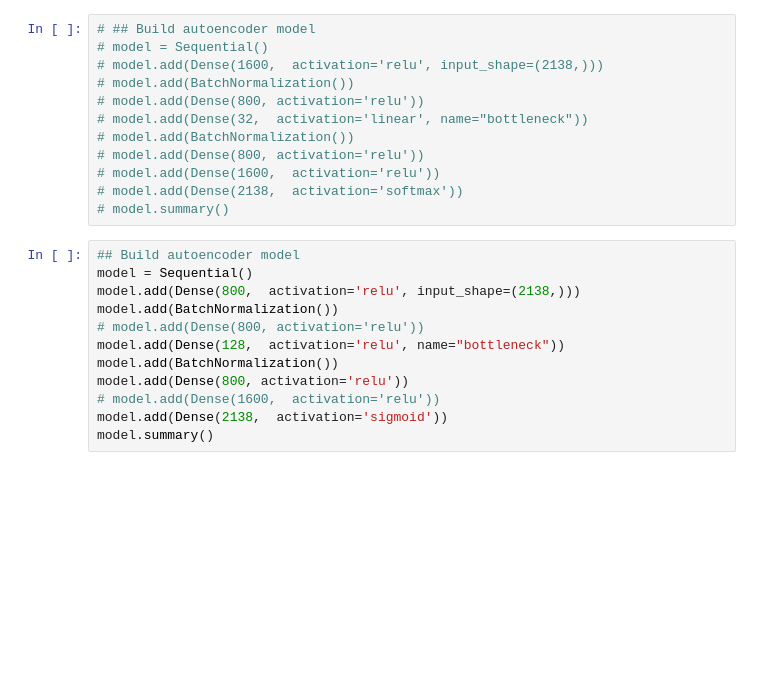
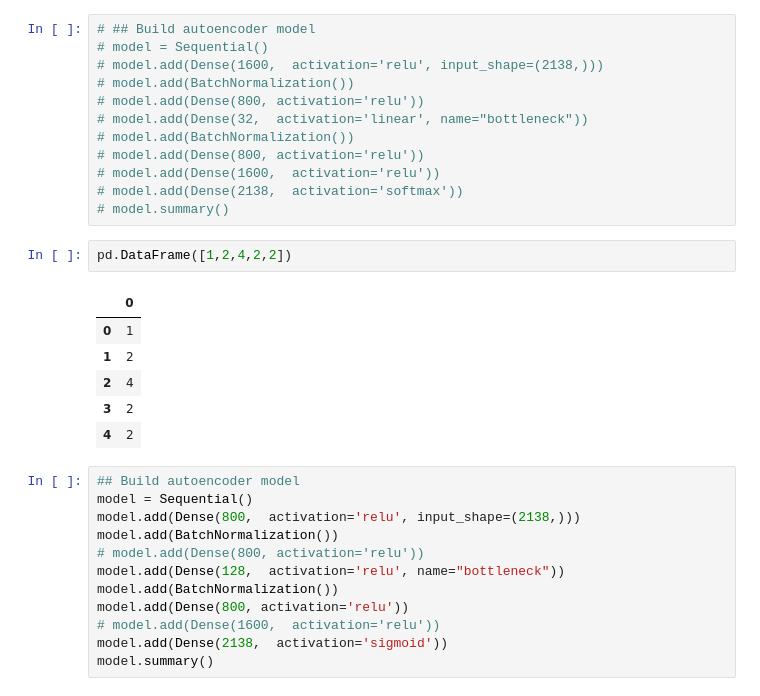
Before and after one commit to liuzi/Clinic-Analysis, a Jupyter notebook: Scripts/Data_Process_Server/LDA - Baseline Unsupervised_Model.ipynb, the cells around one changed output. Saved outputs shown, nothing was run; the diff lists cells and outputs as text; blank space fills up the shorter version.

```diff
--- a/Scripts/Data_Process_Server/LDA - Baseline Unsupervised_Model.ipynb
+++ b/Scripts/Data_Process_Server/LDA - Baseline Unsupervised_Model.ipynb
@@ -225,6 +238,15 @@ df_final.head()
 # model.add(Dense(1600,  activation='relu'))
 # model.add(Dense(2138,  activation='softmax'))
 # model.summary()
+# %%
+pd.DataFrame([1,2,4,2,2])
+# %% [output]
+|  | 0 |
+| 0 | 1 |
+| 1 | 2 |
+| 2 | 4 |
+| 3 | 2 |
+| 4 | 2 |
 # %%
 ## Build autoencoder model
 model = Sequential()
```
Also changed, not shown: parts of 1 cell of this notebook, 7 other files.
